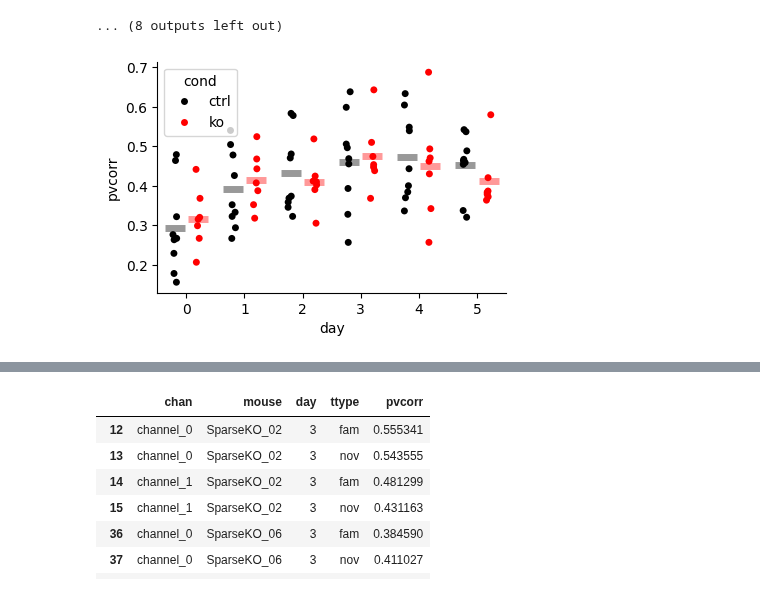
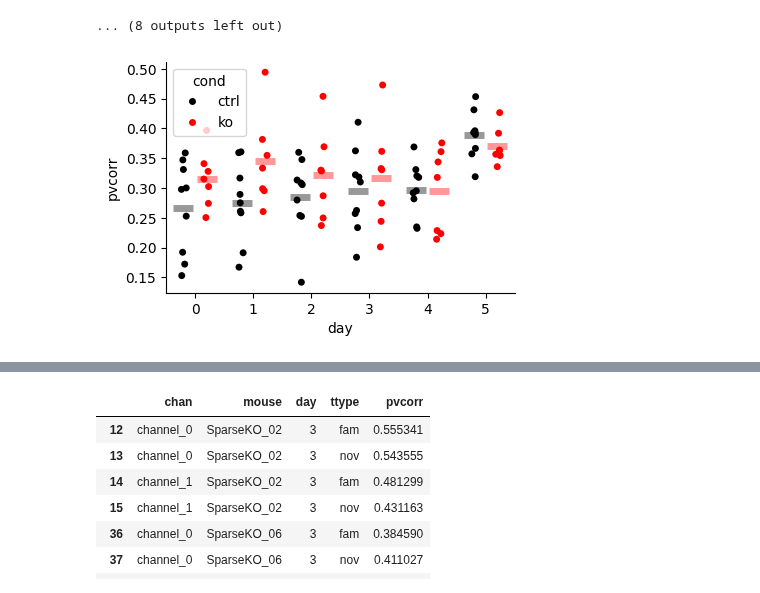
Before and after one commit to GiocomoLab/STX3KO_analyses, a Jupyter notebook: notebooks/supp_figs/fig_s5_placecellstats/pv_corr.ipynb, the cells around one changed output, grey strips where cells are left out. Drawn from its saved outputs; the diff is of its cells as text; code cells hidden in the pictures.

```diff
--- a/notebooks/supp_figs/fig_s5_placecellstats/pv_corr.ipynb
+++ b/notebooks/supp_figs/fig_s5_placecellstats/pv_corr.ipynb
@@ -26,10 +29,6 @@ plt.rcParams['pdf.fonttype']=42
 # %%
 figdir = pathlib.Path('/mnt/BigDisk/fig_scratch/stx3/figS5_pv_corr')
 figdir.mkdir(exist_ok=True, parents=True)
-# %%
-mouse = ctrl_mice[0]
-day = 0
-ttype= 'fam'
 # %%
 # fraction of cells that are place cells dense
 rows = []
@@ -135,8 +134,8 @@ for cond, mice in zip(('ctrl','ko'), (ctrl_mice, ko_mice)):
             fam_mask = sess.trial_info['LR']!=sess.novel_arm
             nov_mask = sess.trial_info['LR']==sess.novel_arm
 
-            fam_mat = np.nanmean(sess.trial_matrices['F_dff'][fam_mask,10:,:], axis=0)
-            nov_mat = np.nanmean(sess.trial_matrices['F_dff'][nov_mask, 10:, :], axis=0)
+            fam_mat = np.nanmean(sess.trial_matrices['F_dff'][fam_mask,:,:], axis=0)
+            nov_mat = np.nanmean(sess.trial_matrices['F_dff'][nov_mask, :, :], axis=0)
 
             fam_mat[np.isnan(fam_mat)]=0
             nov_mat[np.isnan(nov_mat)]=0
@@ -203,38 +202,38 @@ fig, ax = plt.subplots(figsize=[4.5,3])
 
 
 sns.stripplot(
-    data=tmp_df,
+    data=df,
     x='day',
     y='pvcorr',
     hue='cond',
     dodge=True,
     ax=ax,
     palette=['black','red'],
     hue_order=['ctrl','ko'],
     alpha=1.,
 )
 
 sns.pointplot(
-    data=tmp_df,
+    data=df,
     x='day',
     y='pvcorr',
     hue='cond',
     dodge=.4,
     ax=ax,
     palette=['black','red'],
     hue_order=['ctrl','ko'],
     errorbar=None,
     linestyles="none",
     marker="_", markersize=15, markeredgewidth=5, legend=False, alpha=.4,
 )
 
 
 ax.spines['top'].set_visible(False)
 ax.spines['right'].set_visible(False)
 
 fig.savefig(figdir / "dense_acrosstttype_pvcorr_v_days.pdf")
 # %% [output]
-[figure, old version]
+[figure, new version]
 # %%
 # fraction of cells that are place cells dense
 rows = []
```
Also changed, not shown: parts of 6 cells of this notebook, 5 other files.
